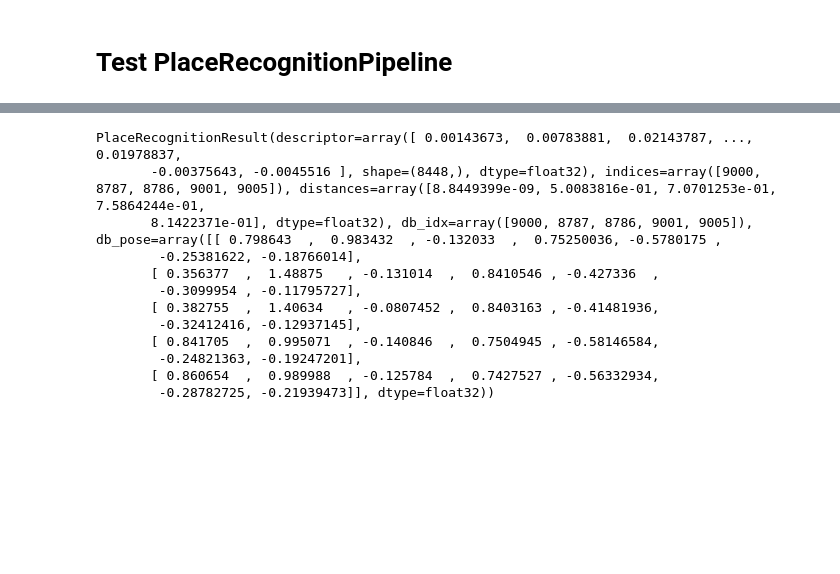
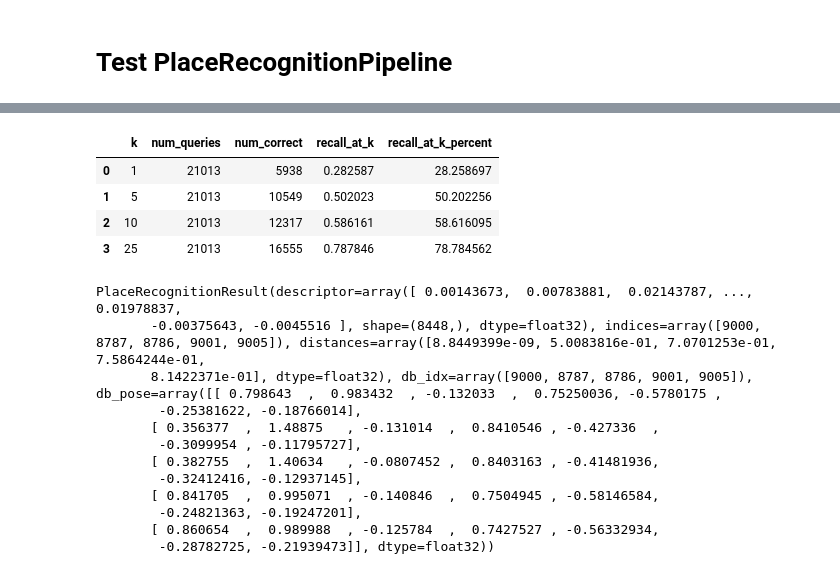
Before and after one commit to Georgiy2035/GSLoc, a Jupyter notebook: notebooks/02_3RScan_test.ipynb, the cells around one changed output, grey strips where cells are left out. Cells and saved outputs as stored; diff of their text form; code cells hidden in the pictures; blank space fills up the shorter version.

```diff
--- a/notebooks/02_3RScan_test.ipynb
+++ b/notebooks/02_3RScan_test.ipynb
@@ -216,3 +450,18 @@ inferencer.build_recall_benchmark_report(
+# %%
+seq_inferencer.build_recall_benchmark_report(
+    database_dataset=three_rscan_ds,
+    ks=[1, 5, 10, 25],
+    similarity_kwargs={
+        "mode": "room"
+        },
+    include_per_query=False
+)
+# %% [output]
+|  | k | num_queries | num_correct | recall_at_k | recall_at_k_percent |
+| 0 | 1 | 21013 | 5938 | 0.282587 | 28.258697 |
+| 1 | 5 | 21013 | 10549 | 0.502023 | 50.202256 |
+| 2 | 10 | 21013 | 12317 | 0.586161 | 58.616095 |
+| 3 | 25 | 21013 | 16555 | 0.787846 | 78.784562 |
 # %%
 out = pipeline.infer(three_rscan_q[9000])
 # %%
```
Also changed, not shown: parts of 22 cells of this notebook, 6 other files.
